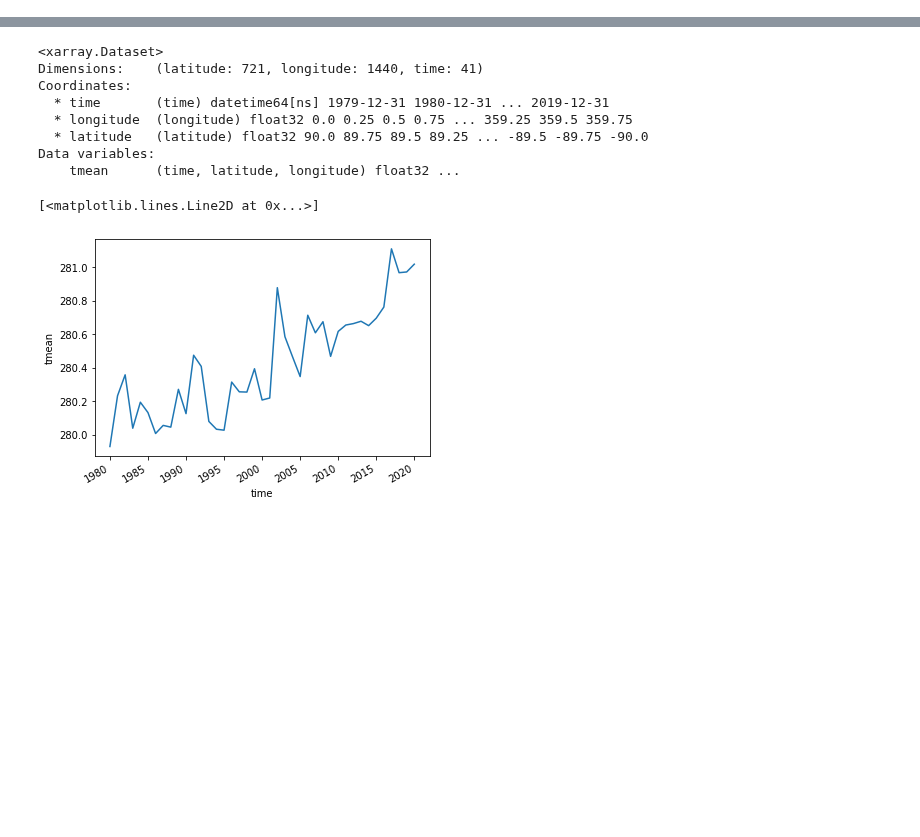
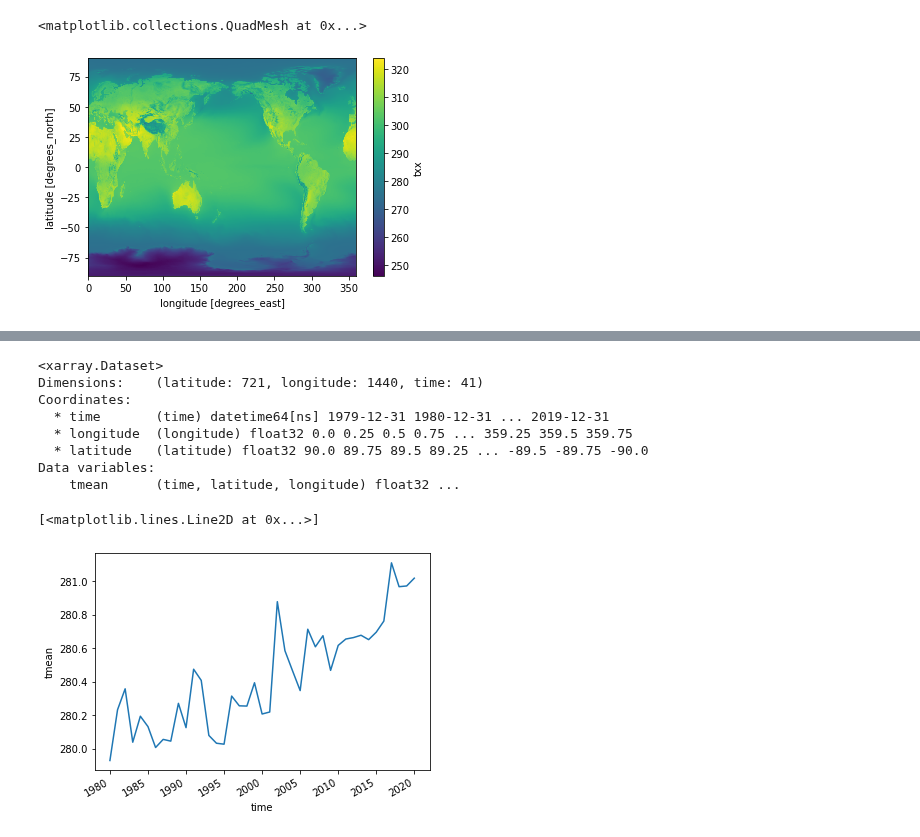
Before and after one commit to ecoffel/grad-research, a Jupyter notebook: util/era5_calc_txx.ipynb, the cells around one changed output, grey strips where cells are left out. Drawn from its saved outputs; the diff is of its cells as text; code cells hidden in the pictures; blank space fills up the shorter version.

```diff
--- a/util/era5_calc_txx.ipynb
+++ b/util/era5_calc_txx.ipynb
@@ -12 +12,8 @@ years = [1980, 2019]
+# %%
+txx=xr.open_dataset('%s/era5_txx.nc'%dirEra5)
+# %%
+txx.txx.mean(dim='time').plot()
+# %% [output]
+<matplotlib.collections.QuadMesh at 0x...>
+[figure, added]
 # %%
```
Also changed, not shown: parts of 5 cells of this notebook, 3 other files.
